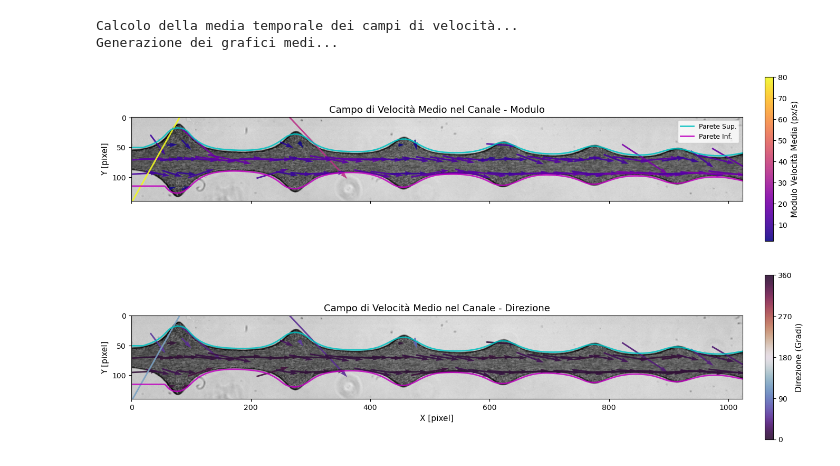
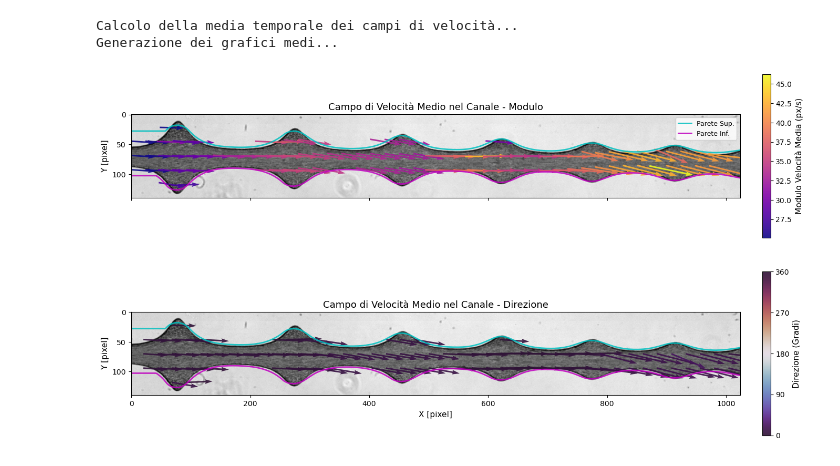
Before and after one commit to AsiLuca/Rheoflu_scripts, a Jupyter notebook: PIV_channel.ipynb, the cells around one changed output. Drawn from its saved outputs; the diff is of its cells as text; code cells hidden in the pictures.

```diff
--- a/PIV_channel.ipynb
+++ b/PIV_channel.ipynb
@@ -141,15 +11,15 @@ print("=" * 65)
 # %%
 # --- PERCORSI E PATTERN ---
-#INPUT_DIR = Path("/Users/lucaasinari/Desktop/piv")
-INPUT_DIR = Path("/Volumes/Elements/Rheoflu/Luca/20260925_test_microscope_and_camera/fluoromax_0.25_1000fps_0.001uls")
+INPUT_DIR = Path("/Users/lucaasinari/Desktop/piv/0.01ul_s")
+#INPUT_DIR = Path("/Volumes/Elements/Rheoflu/Luca/20260925_test_microscope_and_camera/fluoromax_0.25_1000fps_0.001uls")
 #INPUT_DIR = Path(r"F:\Luca_Data\20260925_test_microscope_and_camera\fluoromax_0.25_1000fps_0.01uls")
 OUTPUT_DIR = Path(r"results/piv")
 PATTERN = "*.tif"
 
 # --- PARAMETRI DI ANALISI TEMPORALE ---
 FIRST_FRAME = 0
-FINAL_FRAME = 500
-FRAME_STEP = 50
+FINAL_FRAME = 88
+FRAME_STEP = 10
 
 # --- PARAMETRI DI RITAGLIO (ROI CENTRATA SUL CANALE) ---
 # Il canale originale è verticale: Y copre l'intera altezza (0-1024), X la larghezza (420-560)
@@ -521,32 +411,32 @@ def plot_piv_results():
     ax1.set_ylabel("Y [pixel]", fontsize=11)
     ax1.legend(loc="upper right", fontsize=9)
 
     # 2. Direzione del flusso
     ax2.imshow(mean_img, cmap="gray")
     ax2.plot(x_plot, yt_plot, "-c", lw=2, alpha=0.85)
     ax2.plot(x_plot, yb_plot, "-m", lw=2, alpha=0.85)
     Q2 = ax2.quiver(
         x, y, u, v, angle_deg,
         angles="xy",
         cmap="twilight_shifted",
         width=0.0025,
         norm=mcolors.Normalize(vmin=0, vmax=360),
-        pivot="mid",
+        pivot="tail",
         alpha=0.9,
     )
     cbar2 = plt.colorbar(Q2, ax=ax2, shrink=0.7, aspect=20, pad=0.03)
     cbar2.set_label("Direzione (Gradi)", fontsize=11)
     cbar2.set_ticks([0, 90, 180, 270, 360])
     ax2.set_title("Campo di Velocità Medio nel Canale - Direzione", fontsize=13)
     ax2.set_xlabel("X [pixel]", fontsize=11)
     ax2.set_ylabel("Y [pixel]", fontsize=11)
 
     plt.tight_layout()
     plt.show()
 
 
 plot_piv_results()
 # %% [output]
 Calcolo della media temporale dei campi di velocità...
 Generazione dei grafici medi...
-[figure, old version]
+[figure, new version]
```
Also changed, not shown: parts of 7 cells of this notebook.
